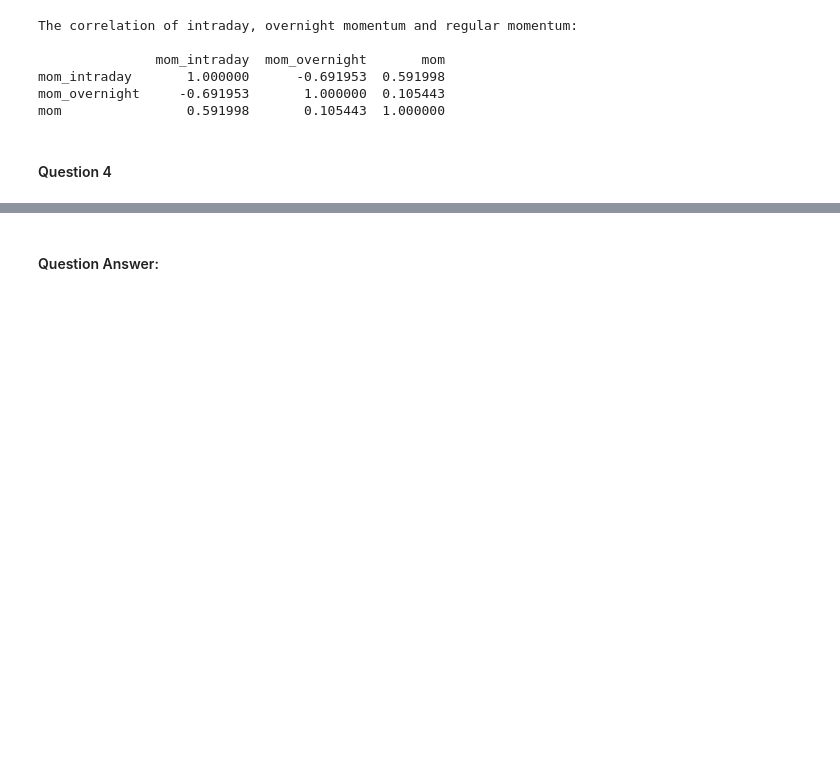
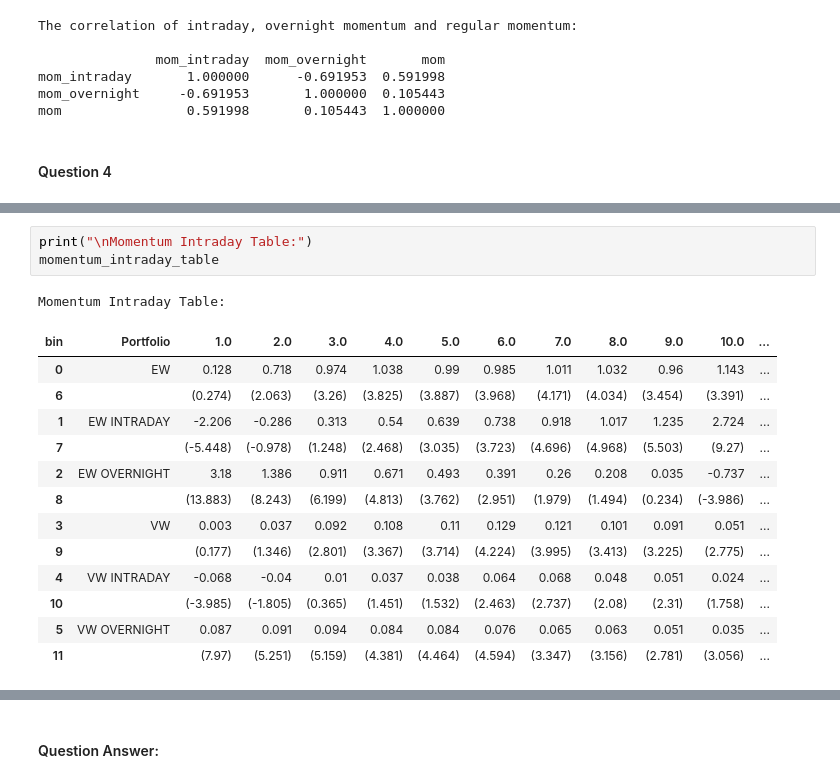
Before and after one commit to BenLeung-moon/HKU-Quant-Trade-Asmt2, a Jupyter notebook: asmt2_solution.ipynb, the cells around one changed output, grey strips where cells are left out. Saved outputs shown, nothing was run; the diff lists cells and outputs as text; blank space fills up the shorter version.

```diff
--- a/asmt2_solution.ipynb
+++ b/asmt2_solution.ipynb
@@ -251,0 +263,18 @@ VW OVERNIGHT (t-stat)  (5.724)  (5.497)  (4.773)  (5.139)  (5.051)   (9.172)
+# %%
+print("\nMomentum Intraday Table:")
+momentum_intraday_table
+# %% [output]
+Momentum Intraday Table:
+| bin | Portfolio | 1.0 | 2.0 | 3.0 | 4.0 | 5.0 | 6.0 | 7.0 | 8.0 | 9.0 | 10.0 | ... |
+| 0 | EW | 0.128 | 0.718 | 0.974 | 1.038 | 0.99 | 0.985 | 1.011 | 1.032 | 0.96 | 1.143 | ... |
+| 6 |  | (0.274) | (2.063) | (3.26) | (3.825) | (3.887) | (3.968) | (4.171) | (4.034) | (3.454) | (3.391) | ... |
+| 1 | EW INTRADAY | -2.206 | -0.286 | 0.313 | 0.54 | 0.639 | 0.738 | 0.918 | 1.017 | 1.235 | 2.724 | ... |
+| 7 |  | (-5.448) | (-0.978) | (1.248) | (2.468) | (3.035) | (3.723) | (4.696) | (4.968) | (5.503) | (9.27) | ... |
+| 2 | EW OVERNIGHT | 3.18 | 1.386 | 0.911 | 0.671 | 0.493 | 0.391 | 0.26 | 0.208 | 0.035 | -0.737 | ... |
+| 8 |  | (13.883) | (8.243) | (6.199) | (4.813) | (3.762) | (2.951) | (1.979) | (1.494) | (0.234) | (-3.986) | ... |
+| 3 | VW | 0.003 | 0.037 | 0.092 | 0.108 | 0.11 | 0.129 | 0.121 | 0.101 | 0.091 | 0.051 | ... |
+| 9 |  | (0.177) | (1.346) | (2.801) | (3.367) | (3.714) | (4.224) | (3.995) | (3.413) | (3.225) | (2.775) | ... |
+| 4 | VW INTRADAY | -0.068 | -0.04 | 0.01 | 0.037 | 0.038 | 0.064 | 0.068 | 0.048 | 0.051 | 0.024 | ... |
+| 10 |  | (-3.985) | (-1.805) | (0.365) | (1.451) | (1.532) | (2.463) | (2.737) | (2.08) | (2.31) | (1.758) | ... |
+| 5 | VW OVERNIGHT | 0.087 | 0.091 | 0.094 | 0.084 | 0.084 | 0.076 | 0.065 | 0.063 | 0.051 | 0.035 | ... |
+| 11 |  | (7.97) | (5.251) | (5.159) | (4.381) | (4.464) | (4.594) | (3.347) | (3.156) | (2.781) | (3.056) | ... |
```
Also changed, not shown: parts of 14 cells of this notebook.
